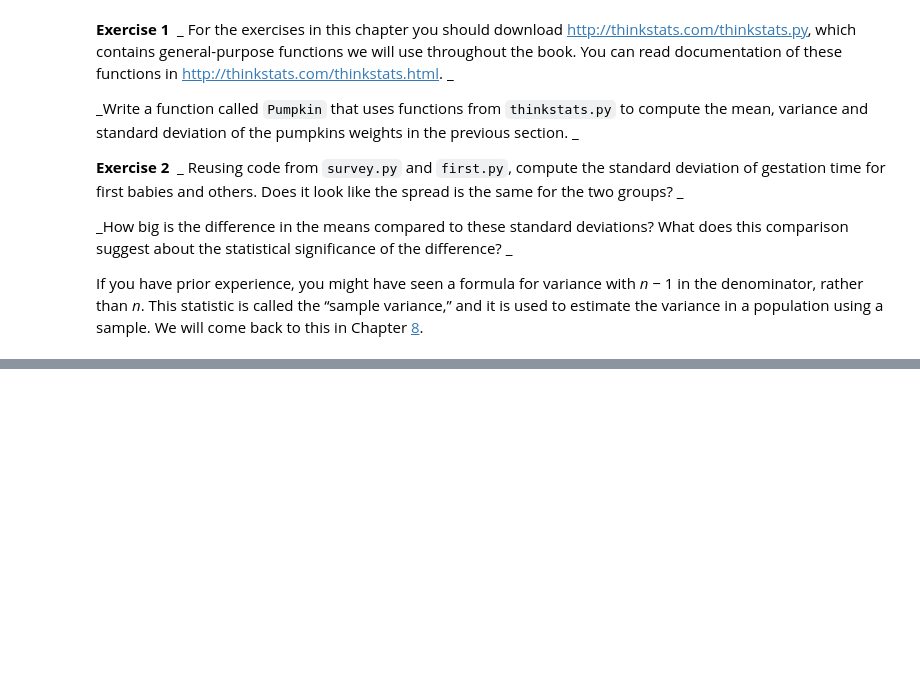
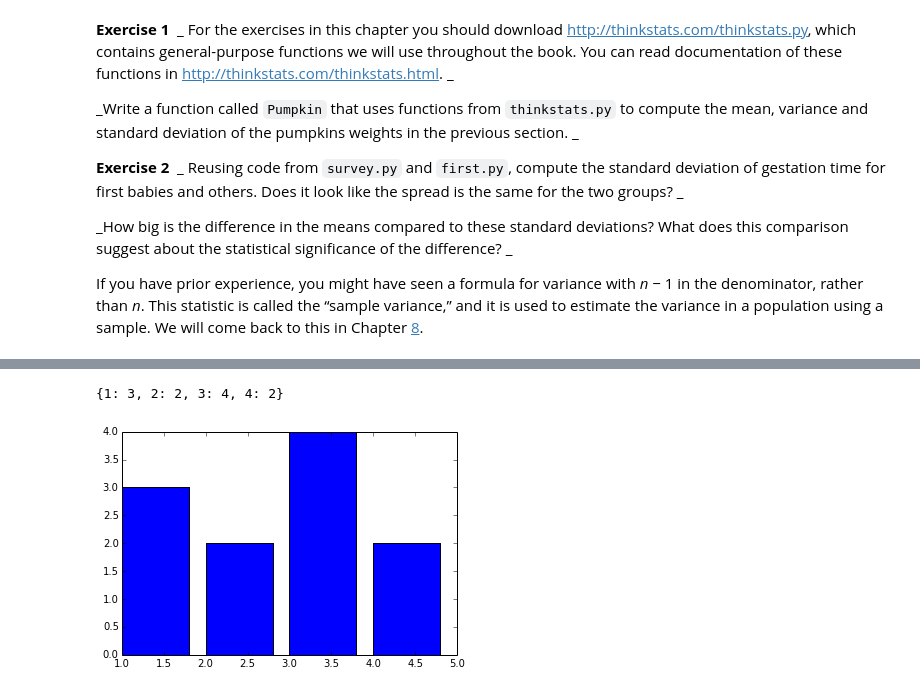
Before and after one commit to 8bit-pixies/Data-Science, a Jupyter notebook: Think-Stats/2 Descriptive Statistics.ipynb, the cells around one changed output, grey strips where cells are left out. Drawn from its saved outputs; the diff is of its cells as text; code cells hidden in the pictures; blank space fills up the shorter version.

```diff
--- a/Think-Stats/2 Descriptive Statistics.ipynb
+++ b/Think-Stats/2 Descriptive Statistics.ipynb
@@ -592,0 +105,19 @@ to answer the question clearly, precisely, and accurately._
+# %%
+# an example, using the book
+t = [1,1,1,2,2,3,3,3,3,4,4]
+hist = {}
+for x in t:
+    hist[x] = hist.get(x,0) + 1
+
+hist
+# %% [output]
+{1: 3, 2: 2, 3: 4, 4: 2}
+# %%
+%matplotlib inline
+import pylab as pl
+import numpy as np
+
+pl.bar(hist.keys(), hist.values())
+pl.show()
+# %% [output]
+[figure, added]
```
Also changed, not shown: parts of 15 cells of this notebook, 3 other files.
